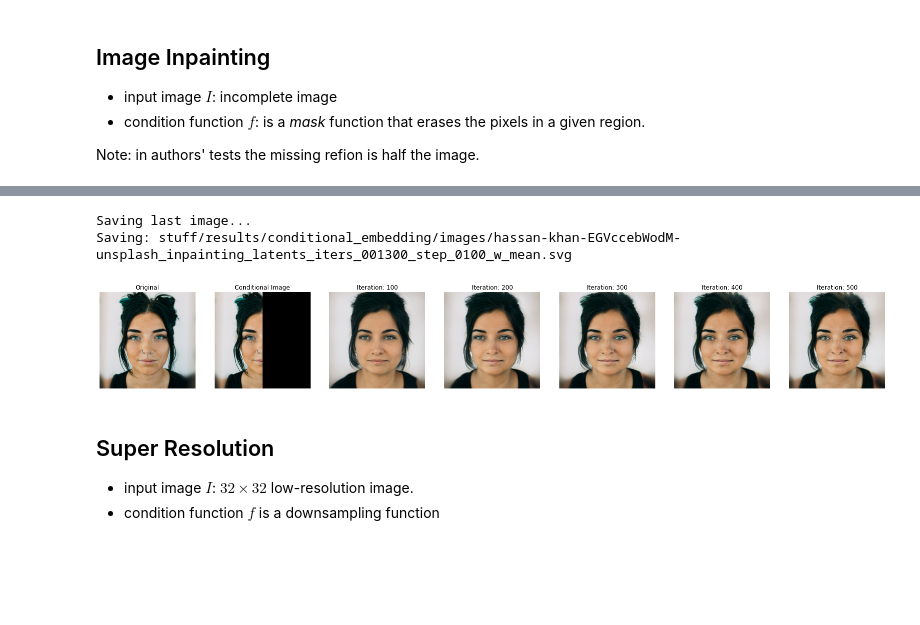
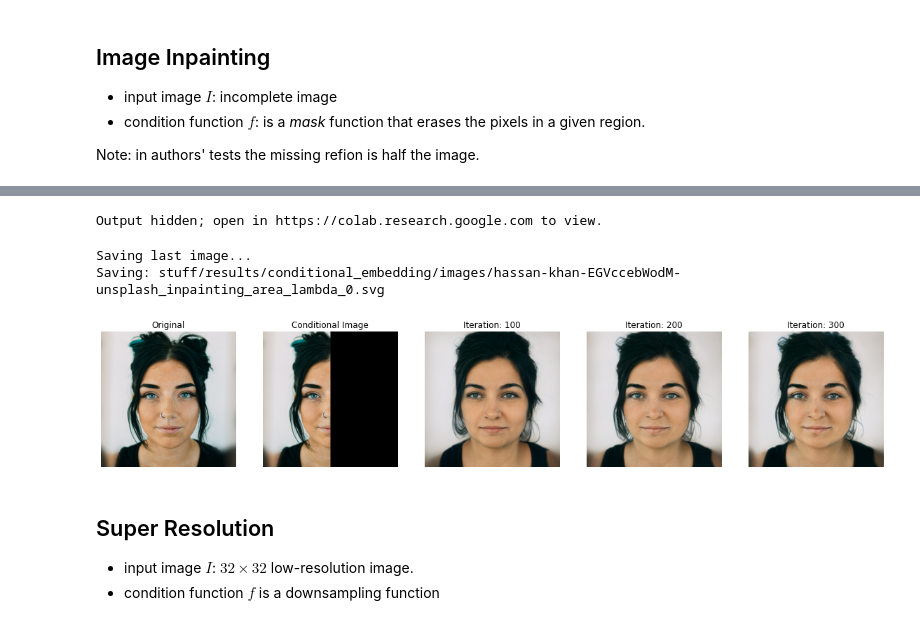
Before and after one commit to ZosoV/style-gan, a Jupyter notebook: notebooks/condition-embedding.ipynb, the cells around one changed output, grey strips where cells are left out. Drawn from its saved outputs; the diff is of its cells as text; code cells hidden in the pictures; blank space fills up the shorter version.

```diff
--- a/notebooks/condition-embedding.ipynb
+++ b/notebooks/condition-embedding.ipynb
@@ -232,9 +233,12 @@ Loading:  stuff/data/pca/pca_results_q_512.npz
 MSE_Loss = nn.MSELoss(reduction="mean")
 
 # Load LPIPS VGG16 feature detector. # StyleGANv2 version of metric
-url = 'https://nvlabs-fi-cdn.nvidia.com/stylegan2-ada-pytorch/pretrained/metrics/vgg16.pt'
-with dnnlib.util.open_url(url) as f:
-    perceptual_vgg16 = torch.jit.load(f).eval().to(DEVICE)
+# url = 'https://nvlabs-fi-cdn.nvidia.com/stylegan2-ada-pytorch/pretrained/metrics/vgg16.pt'
+# with dnnlib.util.open_url(url) as f:
+#     perceptual_vgg16 = torch.jit.load(f).eval().to(DEVICE)
+
+# Load VGG16 feature detector. # StyleGANv2 version of metric
+perceptual_vgg16 = lpips.LPIPS(net='vgg',version = '0.0').to(DEVICE)
 
 # affine transformation to P_N+
 affine_PN = p_space.mapping_P_N(C, S, mean)
@@ -397,10 +424,11 @@ def convert2grayscale(image):
   return torch.stack([result,result,result], dim=1)
 # %%
 input_image = torch.tensor(data[13]['img'].copy(), device = DEVICE, dtype = torch.float32)
+input_image = input_image/255.0
 input_image = input_image.permute(2, 0, 1).unsqueeze(0)
 result_img = convert2grayscale(input_image)
 print(result_img.size())
-plt.imshow(transforms.ToPILImage()(result_img.squeeze(0)/255.0))
+plt.imshow(transforms.ToPILImage()(result_img.squeeze(0)))
 # %% [output]
 torch.Size([1, 3, 1024, 1024])
 <matplotlib.image.AxesImage at 0x...>
@@ -522,7 +579,8 @@ def plot_loss(losses, basename,  save = False):
 def show_images_results(data, id, latents_file, iterations_to_show, generator, conditional_function = None, subfix = "", expected_result = False, save = False, save_last = False):
 
     latent_codes = load_latents(latents_file)
-    base_name = latents_file.split(".")[0]
+    base_names_list = latents_file.split(".")
+    base_name = '.'.join(base_names_list[:-1])
 
     saved_iterations = list(latent_codes.keys())
     iterations_to_show_filter = [iter for iter in iterations_to_show if str(iter) in saved_iterations]
@@ -557,6 +615,7 @@ def show_images_results(data, id, latents_file, iterations_to_show, generator, c
         tensor_latent = torch.tensor(latent).to(DEVICE)
         synth_img = generator.synthesis(tensor_latent, noise_mode='const')
         synth_img = (synth_img + 1.0) / 2.0
+        #(synth_img-torch.min(synth_img))/(torch.max(synth_img)-torch.min(synth_img))
 
         if save_last and iter == iterations_to_show[-1]:
           print("Saving last image...")
@@ -748,11 +814,17 @@ latents_files
  'janko-ferlic-XbxQbS1NMKE-unsplash_super_resolution_latents_iters_001300_step_0100_w_mean.npz',
  'vinicius-amnx-amano-o3c8SD-oJeM-unsplash_style_transfer_latents_iters_001300_step_0100_w_mean.npz']
+# %%
+for i in np.arange(2,8):
+  print("latenst: ", latents_files[i])
+  show_images_results(data, 12, latents_files[i], [300,400,500,700], G, mask_function, expected_result=False, save=True, save_last=True)
+# %% [output]
+Output hidden; open in https://colab.research.google.com to view.
 # %%
-show_images_results(data, 12, latents_files[2], [100,200,300,400,500], G, mask_function, expected_result=False, save=True, save_last=True)
+show_images_results(data, 12, latents_files[2], [100,200,300], G, mask_function, expected_result=False, save=True, save_last=True)
 # %% [output]
 Saving last image...
-Saving: stuff/results/conditional_embedding/images/hassan-khan-EGVccebWodM-unsplash_inpainting_latents_iters_001300_step_0100_w_mean.svg
+Saving: stuff/results/conditional_embedding/images/hassan-khan-EGVccebWodM-unsplash_inpainting_area_lambda_0.svg
-[figure, old version]
+[figure, new version]
 # %% [markdown]
 ## Super Resolution
 
```
Also changed, not shown: parts of 33 cells of this notebook.
